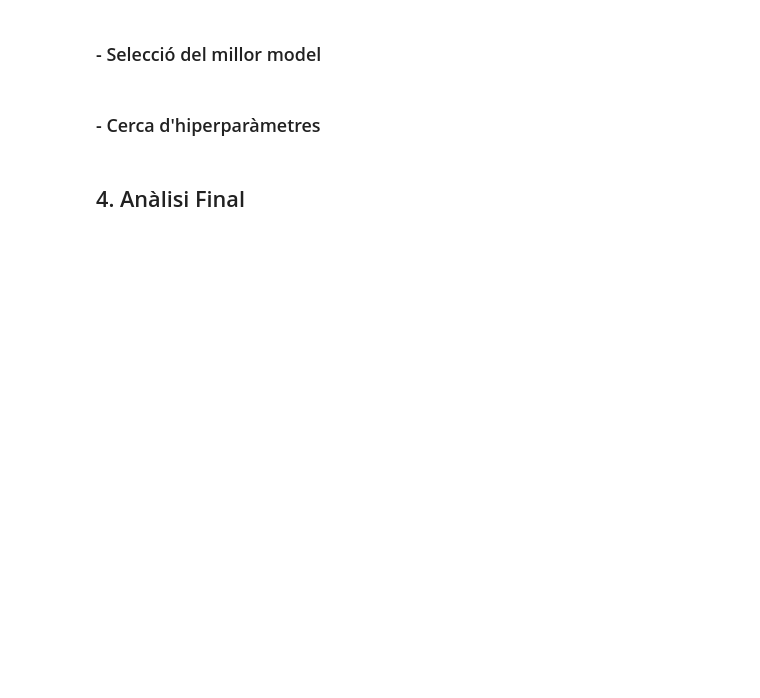
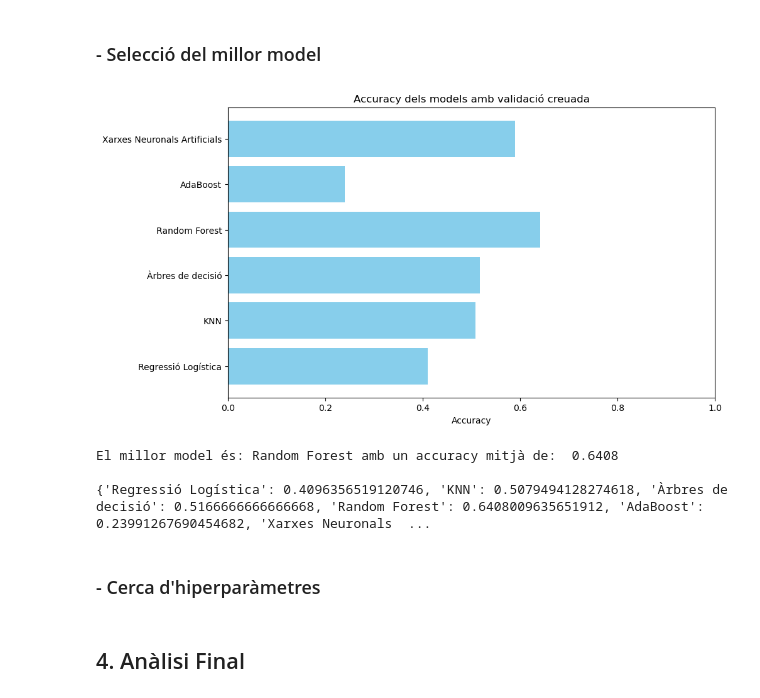
Before and after one commit to Erdrick2210/APC_Kaggle_Top_Spotify_songs-_from_2010-2019, a Jupyter notebook: Kaggle_Top_Spotify_songs_from_2010-2019.ipynb, the cells around one changed output. Cells and saved outputs as stored; diff of their text form; code cells hidden in the pictures; blank space fills up the shorter version.

Commit message:
Inici model selection

```diff
--- a/Kaggle_Top_Spotify_songs_from_2010-2019.ipynb
+++ b/Kaggle_Top_Spotify_songs_from_2010-2019.ipynb
@@ -616,11 +616,11 @@ from sklearn.metrics import confusion_matrix, ConfusionMatrixDisplay, precision_
 X=df_resampled.drop('pop',axis=1)
 y=df_resampled['pop']
 classes = df_resampled['pop'].unique()
-X_train, x_test, y_train, y_test = train_test_split(X, y, test_size=0.2, random_state=42)
+x_train, x_test, y_train, y_test = train_test_split(X, y, test_size=0.2, random_state=42)
 
 # Per mostrar l'ùs d'aquestes funcions entrenarem un regresor logistic
 model = LogisticRegression(multi_class='multinomial', solver='lbfgs')
-model.fit(X_train, y_train)
+model.fit(x_train, y_train)
 # %% [output]
 STOP: TOTAL NO. of ITERATIONS REACHED LIMIT.
 
@@ -717,5 +731,53 @@ mostra_corva_roc(x_test, y_test, model)
 # %% [markdown]
 ### - Selecció del millor model
+# %%
+from sklearn.model_selection import cross_val_score
+from sklearn.neighbors import KNeighborsClassifier
+from sklearn.tree import DecisionTreeClassifier
+from sklearn.ensemble import RandomForestClassifier
+from sklearn.ensemble import AdaBoostClassifier
+from sklearn.neural_network import MLPClassifier
+from sklearn.metrics import accuracy_score, classification_report
+
+import warnings
+from sklearn.exceptions import ConvergenceWarning
+
+warnings.filterwarnings("ignore", category=ConvergenceWarning)
+
+
+x_trainSubset, x_validation, y_trainSubset, y_validation = train_test_split(x_train, y_train, test_size=0.2, random_state=42)
+
+models = {
+    "Regressió Logística": LogisticRegression(),
+    "KNN": KNeighborsClassifier(),
+    "Àrbres de decisió": DecisionTreeClassifier(),
+    "Random Forest": RandomForestClassifier(),
+    "AdaBoost": AdaBoostClassifier(),
+    "Xarxes Neuronals Artificials": MLPClassifier(max_iter=1000)
+}
+
+results = {}
+
+for model_name, model in models.items():
+    cv_scores = cross_val_score(model,x_trainSubset,y_trainSubset,cv=10,scoring="accuracy")
+    results[model_name] = cv_scores.mean()
+
+plt.figure(figsize=(10, 6))
+plt.barh(list(results.keys()), list(results.values()), color='skyblue')
+plt.xlabel('Accuracy')
+plt.title('Accuracy dels models amb validació creuada')
+plt.xlim(0, 1)
+plt.show()
+
+
+best_model = max(results, key=results.get)
+print(f"El millor model és: {best_model} amb un accuracy mitjà de:  {results[best_model]:.4f}\n")
+print(results)
+# %% [output]
+[figure, added]
+El millor model és: Random Forest amb un accuracy mitjà de:  0.6408
+
+{'Regressió Logística': 0.4096356519120746, 'KNN': 0.5079494128274618, 'Àrbres de decisió': 0.5166666666666668, 'Random Forest': 0.6408009635651912, 'AdaBoost': 0.23991267690454682, 'Xarxes Neuronals  ...
 # %% [markdown]
 ### - Cerca d'hiperparàmetres
 # %% [markdown]
```
Also changed, not shown: parts of 1 cell of this notebook.
